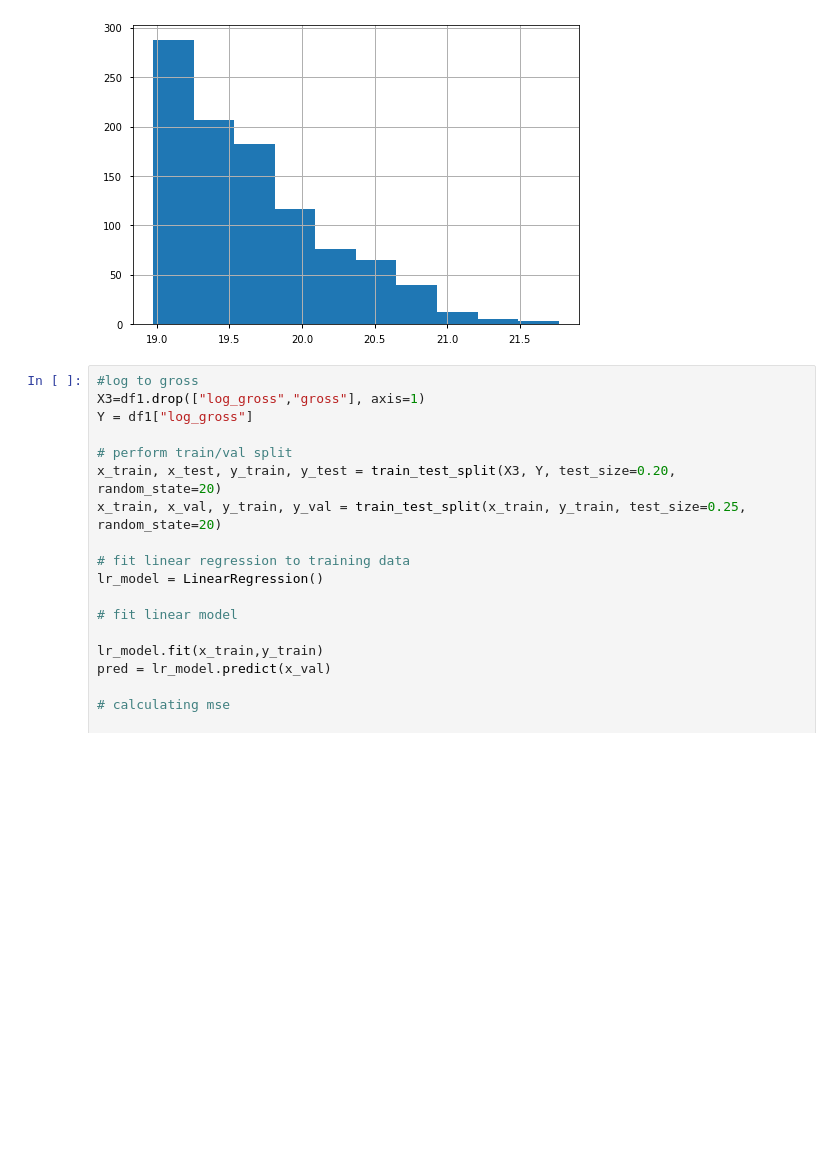
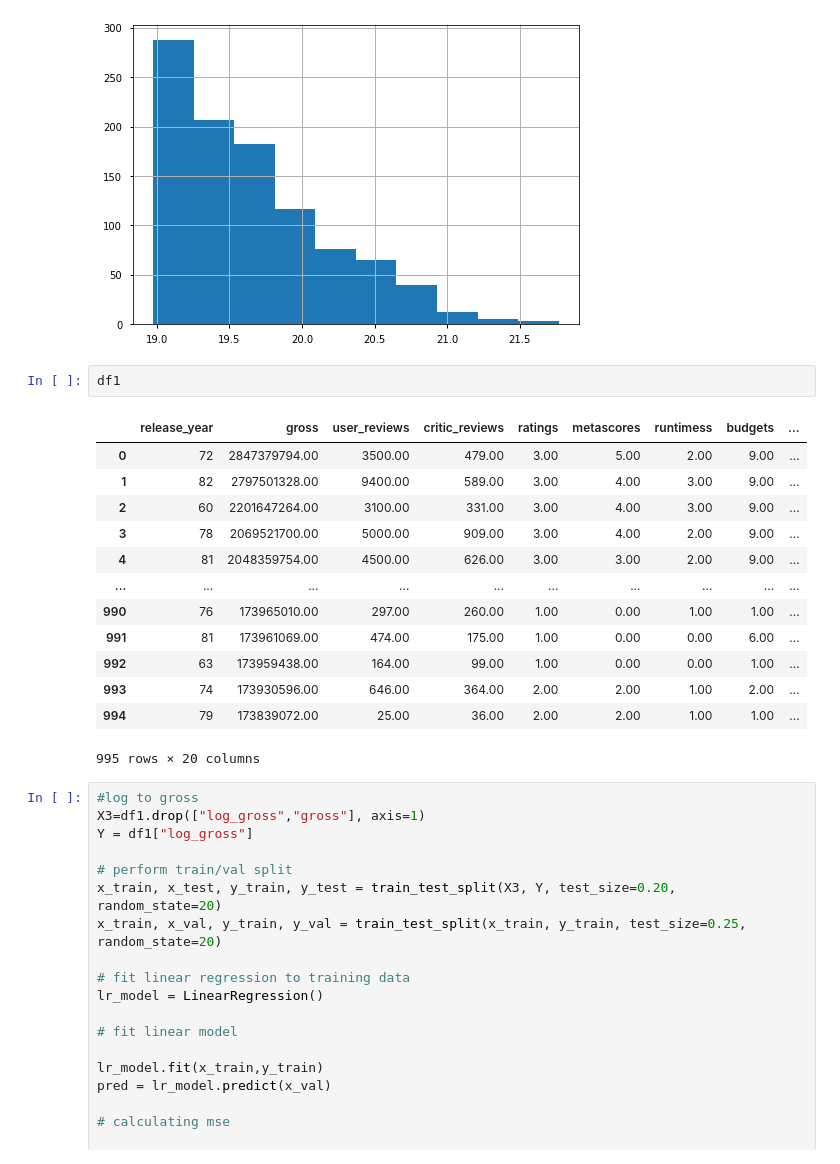
Before and after one commit to KubraErensoy/IMDb_WebScraping, a Jupyter notebook: IMDb_Regression.ipynb, the cells around one changed output. Drawn from its saved outputs; the diff is of its cells as text; blank space fills up the shorter version.

```diff
--- a/IMDb_Regression.ipynb
+++ b/IMDb_Regression.ipynb
@@ -783,6 +849,22 @@ df1['log_gross']=np.log(df1.gross)
 df1.log_gross.hist();
 # %% [output]
 [figure]
+# %%
+df1
+# %% [output]
+|  | release_year | gross | user_reviews | critic_reviews | ratings | metascores | runtimess | budgets | ... |
+| 0 | 72 | 2847379794.00 | 3500.00 | 479.00 | 3.00 | 5.00 | 2.00 | 9.00 | ... |
+| 1 | 82 | 2797501328.00 | 9400.00 | 589.00 | 3.00 | 4.00 | 3.00 | 9.00 | ... |
+| 2 | 60 | 2201647264.00 | 3100.00 | 331.00 | 3.00 | 4.00 | 3.00 | 9.00 | ... |
+| 3 | 78 | 2069521700.00 | 5000.00 | 909.00 | 3.00 | 4.00 | 2.00 | 9.00 | ... |
+| 4 | 81 | 2048359754.00 | 4500.00 | 626.00 | 3.00 | 3.00 | 2.00 | 9.00 | ... |
+| ... | ... | ... | ... | ... | ... | ... | ... | ... | ... |
+| 990 | 76 | 173965010.00 | 297.00 | 260.00 | 1.00 | 0.00 | 1.00 | 1.00 | ... |
+| 991 | 81 | 173961069.00 | 474.00 | 175.00 | 1.00 | 0.00 | 0.00 | 6.00 | ... |
+| 992 | 63 | 173959438.00 | 164.00 | 99.00 | 1.00 | 0.00 | 0.00 | 1.00 | ... |
+| 993 | 74 | 173930596.00 | 646.00 | 364.00 | 2.00 | 2.00 | 1.00 | 2.00 | ... |
+| 994 | 79 | 173839072.00 | 25.00 | 36.00 | 2.00 | 2.00 | 1.00 | 1.00 | ... |
+995 rows × 20 columns
 # %%
 #log to gross
 X3=df1.drop(["log_gross","gross"], axis=1)
```
Also changed, not shown: parts of 22 cells of this notebook.
